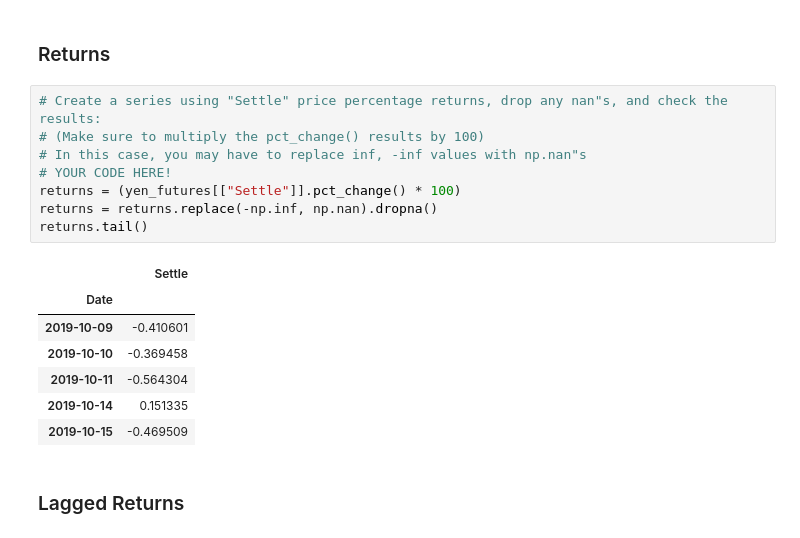
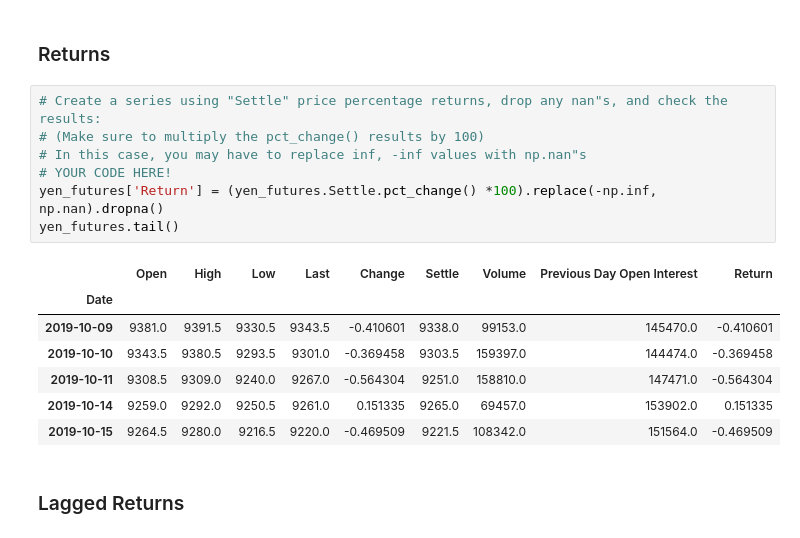
Before and after one commit to asbunandrea/Time-Series-Homework, a Jupyter notebook: Starter_Code/regression_analysis-Copy1.ipynb, the cells around one changed output. Drawn from its saved outputs; the diff is of its cells as text.

```diff
--- a/Starter_Code/regression_analysis.ipynb
+++ b/Starter_Code/regression_analysis-Copy1.ipynb
@@ -40,19 +40,18 @@ yen_futures.head()
 # %%
 # Create a series using "Settle" price percentage returns, drop any nan"s, and check the results:
 # (Make sure to multiply the pct_change() results by 100)
 # In this case, you may have to replace inf, -inf values with np.nan"s
 # YOUR CODE HERE!
-returns = (yen_futures[["Settle"]].pct_change() * 100)
-returns = returns.replace(-np.inf, np.nan).dropna()
-returns.tail()
+yen_futures['Return'] = (yen_futures.Settle.pct_change() *100).replace(-np.inf, np.nan).dropna()
+yen_futures.tail()
 # %% [output]
-|  | Settle |
-| Date |  |
-| 2019-10-09 | -0.410601 |
-| 2019-10-10 | -0.369458 |
-| 2019-10-11 | -0.564304 |
-| 2019-10-14 | 0.151335 |
-| 2019-10-15 | -0.469509 |
+|  | Open | High | Low | Last | Change | Settle | Volume | Previous Day Open Interest | Return |
+| Date |  |  |  |  |  |  |  |  |  |
+| 2019-10-09 | 9381.0 | 9391.5 | 9330.5 | 9343.5 | -0.410601 | 9338.0 | 99153.0 | 145470.0 | -0.410601 |
+| 2019-10-10 | 9343.5 | 9380.5 | 9293.5 | 9301.0 | -0.369458 | 9303.5 | 159397.0 | 144474.0 | -0.369458 |
+| 2019-10-11 | 9308.5 | 9309.0 | 9240.0 | 9267.0 | -0.564304 | 9251.0 | 158810.0 | 147471.0 | -0.564304 |
+| 2019-10-14 | 9259.0 | 9292.0 | 9250.5 | 9261.0 | 0.151335 | 9265.0 | 69457.0 | 153902.0 | 0.151335 |
+| 2019-10-15 | 9264.5 | 9280.0 | 9216.5 | 9220.0 | -0.469509 | 9221.5 | 108342.0 | 151564.0 | -0.469509 |
 # %% [markdown]
 ### Lagged Returns
 # %%
```
Also changed, not shown: parts of 4 cells of this notebook.
